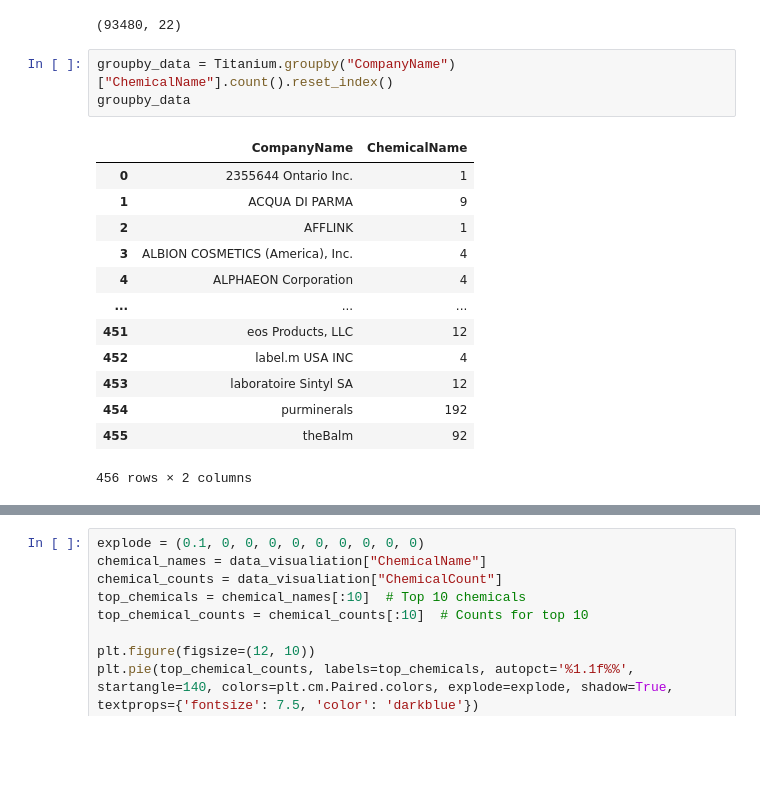
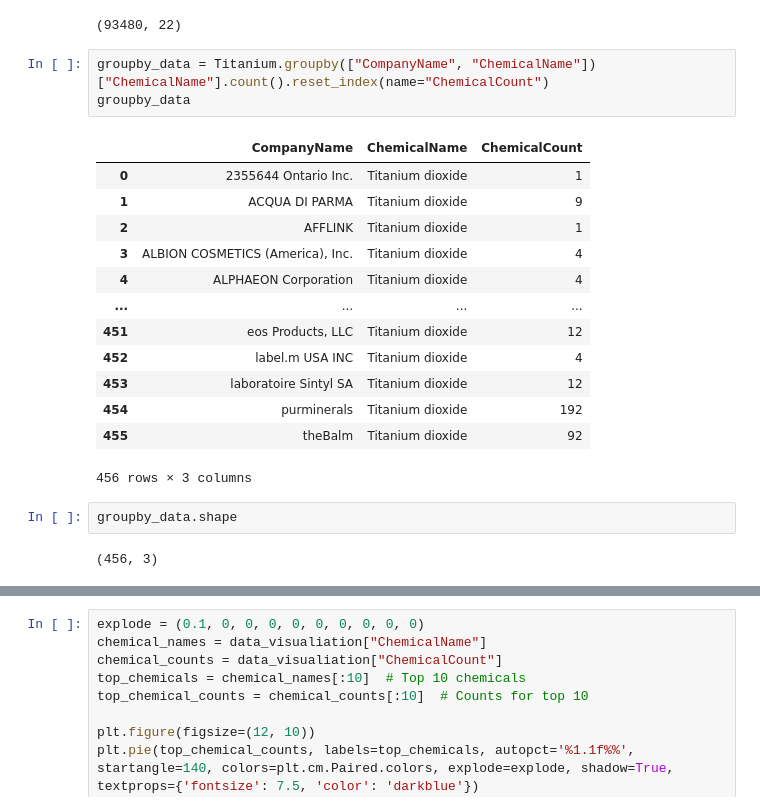
Before and after one commit to Nova8F/Project_1.0, a Jupyter notebook: MA_project1group1.ipynb, the cells around one changed output, grey strips where cells are left out. Drawn from its saved outputs; the diff is of its cells as text; blank space fills up the shorter version.

```diff
--- a/MA_project1group1.ipynb
+++ b/MA_project1group1.ipynb
@@ -347,19 +345,23 @@ Titanium.shape
 # %% [output]
 (93480, 22)
 # %%
-groupby_data = Titanium.groupby("CompanyName")["ChemicalName"].count().reset_index()
+groupby_data = Titanium.groupby(["CompanyName", "ChemicalName"])["ChemicalName"].count().reset_index(name="ChemicalCount")
 groupby_data
 # %% [output]
-|  | CompanyName | ChemicalName |
-| 0 | 2355644 Ontario Inc. | 1 |
-| 1 | ACQUA DI PARMA | 9 |
-| 2 | AFFLINK | 1 |
-| 3 | ALBION COSMETICS (America), Inc. | 4 |
-| 4 | ALPHAEON Corporation | 4 |
-| ... | ... | ... |
-| 451 | eos Products, LLC | 12 |
-| 452 | label.m USA INC | 4 |
-| 453 | laboratoire Sintyl SA | 12 |
-| 454 | purminerals | 192 |
-| 455 | theBalm | 92 |
+|  | CompanyName | ChemicalName | ChemicalCount |
+| 0 | 2355644 Ontario Inc. | Titanium dioxide | 1 |
+| 1 | ACQUA DI PARMA | Titanium dioxide | 9 |
+| 2 | AFFLINK | Titanium dioxide | 1 |
+| 3 | ALBION COSMETICS (America), Inc. | Titanium dioxide | 4 |
+| 4 | ALPHAEON Corporation | Titanium dioxide | 4 |
+| ... | ... | ... | ... |
+| 451 | eos Products, LLC | Titanium dioxide | 12 |
+| 452 | label.m USA INC | Titanium dioxide | 4 |
+| 453 | laboratoire Sintyl SA | Titanium dioxide | 12 |
+| 454 | purminerals | Titanium dioxide | 192 |
+| 455 | theBalm | Titanium dioxide | 92 |
-456 rows × 2 columns
+456 rows × 3 columns
+# %%
+groupby_data.shape
+# %% [output]
+(456, 3)
```
Also changed, not shown: parts of 7 cells of this notebook, 2 other files.
